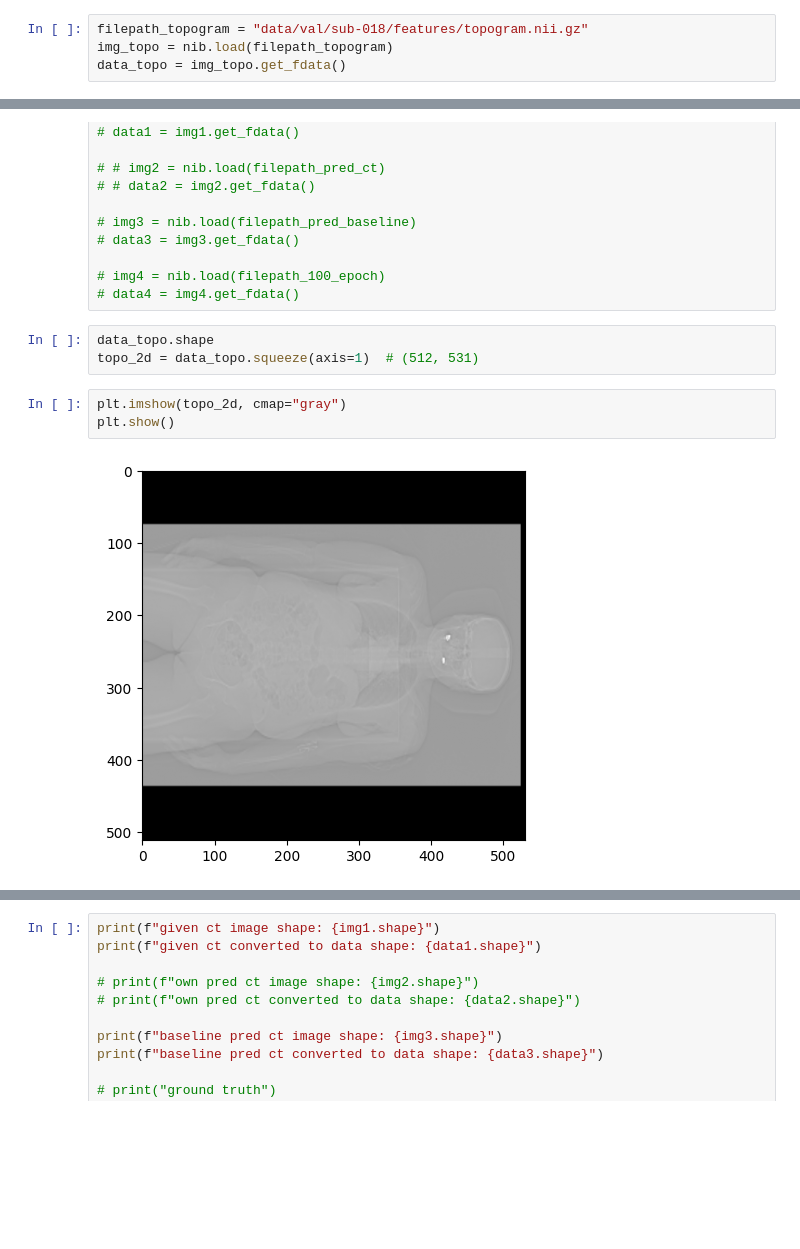
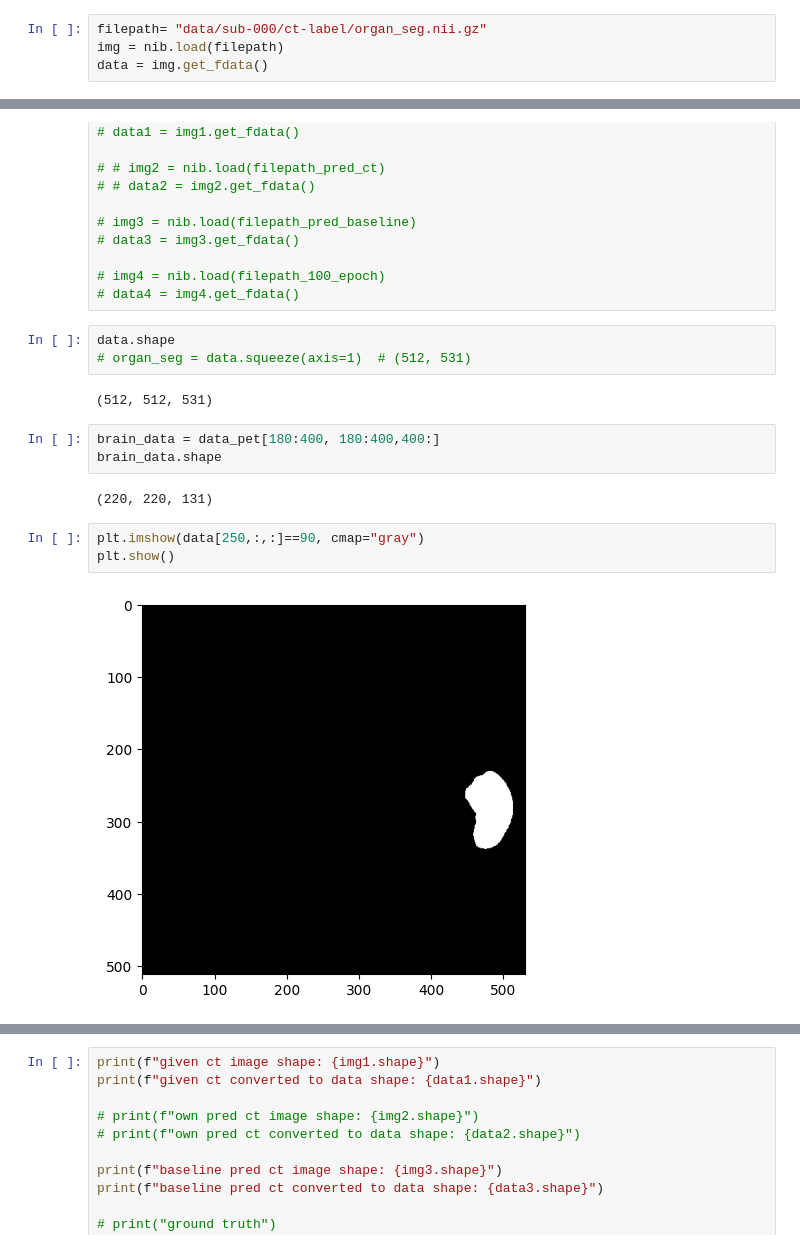
Before and after one commit to charlotteesavage/challenge-codebase, a Jupyter notebook: viewing.ipynb, the cells around one changed output, grey strips where cells are left out. Cells and saved outputs as stored; diff of their text form; blank space fills up the shorter version.

```diff
--- a/viewing.ipynb
+++ b/viewing.ipynb
@@ -11,6 +11,6 @@ from src.evaluation.metrics import (
     compute_whole_body_mu_mae,
 )
 # %%
-filepath_topogram = "data/val/sub-018/features/topogram.nii.gz"
-img_topo = nib.load(filepath_topogram)
-data_topo = img_topo.get_fdata()
+filepath= "data/sub-000/ct-label/organ_seg.nii.gz"
+img = nib.load(filepath)
+data = img.get_fdata()
@@ -33,10 +41,17 @@ data_topo = img_topo.get_fdata()
 # img4 = nib.load(filepath_100_epoch)
 # data4 = img4.get_fdata()
 # %%
-data_topo.shape
-topo_2d = data_topo.squeeze(axis=1)  # (512, 531)
+data.shape
+# organ_seg = data.squeeze(axis=1)  # (512, 531)
+# %% [output]
+(512, 512, 531)
+# %%
+brain_data = data_pet[180:400, 180:400,400:]
+brain_data.shape
+# %% [output]
+(220, 220, 131)
 # %%
-plt.imshow(topo_2d, cmap="gray")
+plt.imshow(data[250,:,:]==90, cmap="gray")
 plt.show()
 # %% [output]
-[figure, old version]
+[figure, new version]
```
Also changed, not shown: parts of 7 cells of this notebook, 15 other files.
